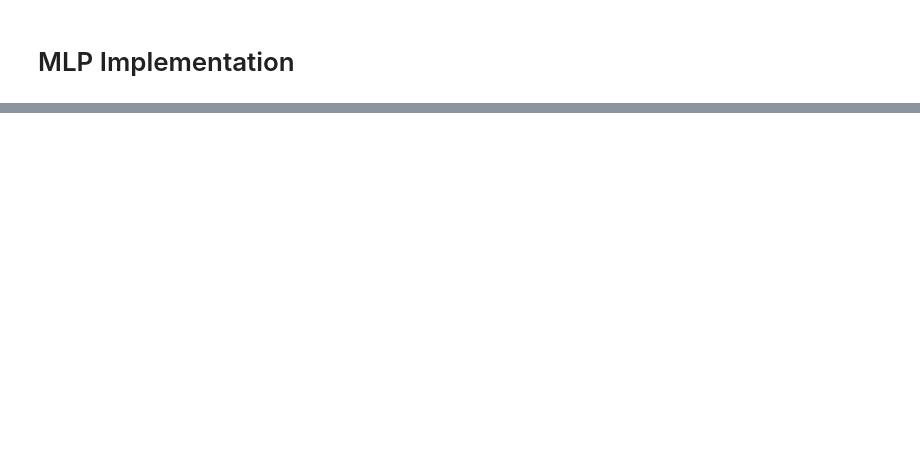
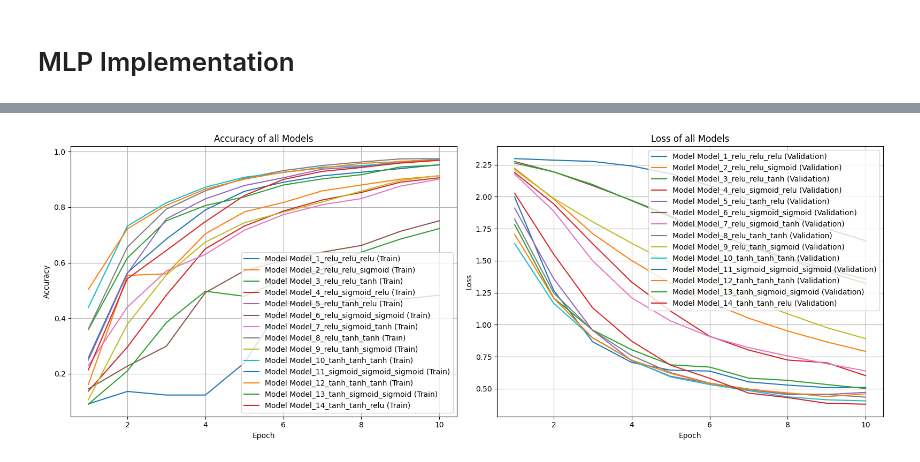
Before and after one commit to SheidaAbedpour/MLP-MNIST-handwritten-digit-Classification, a Jupyter notebook: MNIST_MLP_PyTorch.ipynb, the cells around one changed output, grey strips where cells are left out. Drawn from its saved outputs; the diff is of its cells as text; code cells hidden in the pictures; blank space fills up the shorter version.

```diff
--- a/MNIST_MLP_PyTorch.ipynb
+++ b/MNIST_MLP_PyTorch.ipynb
@@ -131,14 +192,18 @@ class MLP(nn.Module):
         num_batches = len(train_data)
         train_losses = []
         val_losses = []
+        train_accs = []
+        val_accs = []
 
         best_val_loss = float('inf')
-        patience = 5
+        patience = 10
         wait = 0
 
         for epoch in range(num_epochs):
             model.train()
             running_loss = 0.0
+            correct_train = 0
+            total_train = 0
 
             for i, (images, labels) in enumerate(train_data):
                 images, labels = images.to(device), labels.to(device)
@@ -158,8 +223,19 @@ class MLP(nn.Module):
 
                 running_loss += loss.item()
 
+                # Calculate training accuracy
+                _, predicted = torch.max(outputs, 1)
+                total_train += labels.size(0)
+                correct_train += (predicted == labels).sum().item()
+
+            train_accuracy = correct_train / total_train
+            train_accs.append(train_accuracy)
+
             # Validation loop
             val_loss = 0.0
+            correct_val = 0
+            total_val = 0
+
             model.eval()
             with torch.no_grad():
                 for images, labels in validation_data:
@@ -172,13 +248,21 @@ class MLP(nn.Module):
                     loss = criterion(outputs, labels)
                     val_loss += loss.item()
 
+                    # Calculate validation accuracy
+                    _, predicted = torch.max(outputs, 1)
+                    total_val += labels.size(0)
+                    correct_val += (predicted == labels).sum().item()
+
+                val_accuracy = correct_val / total_val
+                val_accs.append(val_accuracy)
+
 
             # Early stopping and convergence check
             if (val_loss / len(validation_data)) < best_val_loss:
                 best_val_loss = val_loss / len(validation_data)
                 wait = 0
             else:
-                if ((val_loss / len(validation_data)) - best_val_loss) > 1e-3:
+                if ((val_loss / len(validation_data)) - best_val_loss) < 1e-10:
                     wait += 1
                 if wait >= patience:
                     print(f'Early stopped in epoch {epoch + 1}/{num_epochs}')
@@ -192,7 +276,7 @@ class MLP(nn.Module):
 
 
             current_lr = optimizer.param_groups[0]['lr']
-            print(f'Epoch {epoch + 1}/{num_epochs}: Training Loss: {running_loss / len(train_data):.4f}, Validation Loss: {val_loss / len(validation_data):.4f}, lr: {current_lr}')
+            print(f'Epoch {epoch + 1}/{num_epochs}\t Training Loss: {running_loss / len(train_data):.4f}, Training Acc: {train_accuracy:.2f}, Validation Loss: {val_loss / len(validation_data):.4f}, Validation Acc: {val_accuracy:.2f}, lr: {current_lr}, reg: {lambda_reg}')
             train_losses.append(running_loss / len(train_data))
             val_losses.append(val_loss / len(validation_data))
 
@@ -200,7 +284,7 @@ class MLP(nn.Module):
             scheduler.step(running_loss / len(train_data))
 
         print("Training finished")
-        return train_losses, val_losses
+        return train_losses, val_losses, train_accs, val_accs
 
     def test_model(self, test_data):
         model = self.model.to(device)
@@ -231,0 +392,4 @@ class MLP(nn.Module):
+# %%
+plot_accuracy_and_loss(all_train_accs, all_val_losses, num_epochs, model_names)
+# %% [output]
+[figure, added]
```
Also changed, not shown: parts of 26 cells of this notebook.
